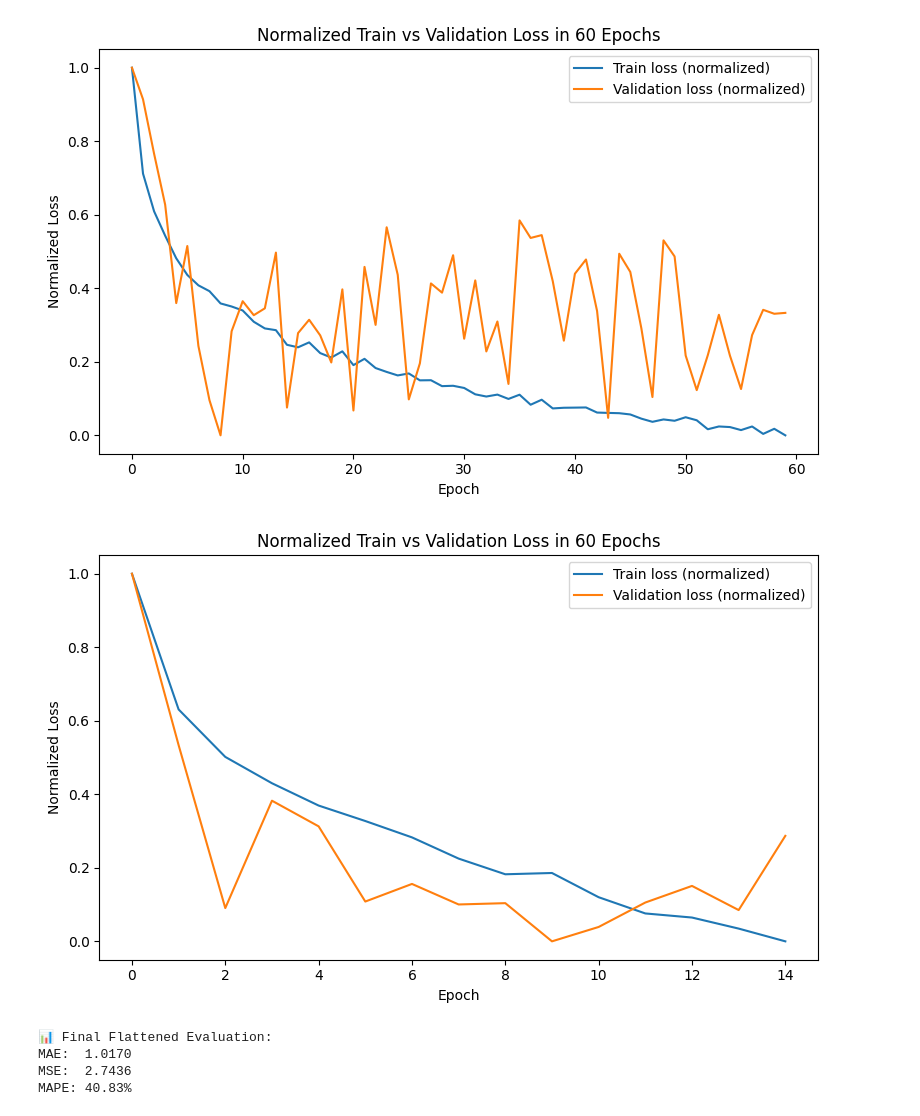
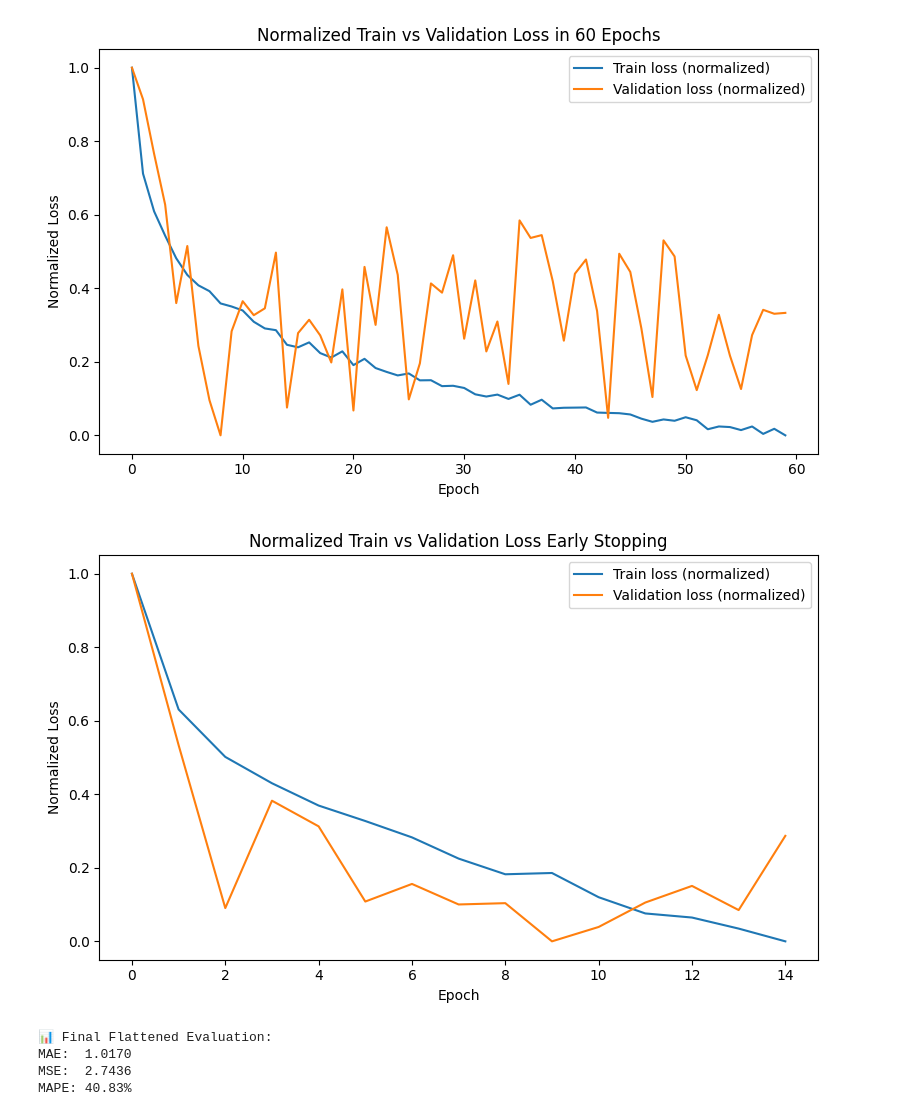
Before and after one commit to JanaJankovic/local-stlf, a Jupyter notebook: wavelet-transform/main.ipynb, the cells around one changed output. Cells and saved outputs as stored; diff of their text form; code cells hidden in the pictures.

```diff
--- a/wavelet-transform/main.ipynb
+++ b/wavelet-transform/main.ipynb
@@ -108,29 +108,29 @@ plt.show()
 # %%
 import pandas as pd
 from matplotlib import pyplot as plt
 
 df = pd.read_csv('logs/train_log.csv')
 
 # Min-max normalization
 train_min = df['train_loss'].min()
 train_max = df['train_loss'].max()
 val_min = df['val_loss'].min()
 val_max = df['val_loss'].max()
 
 df['train_loss_norm'] = (df['train_loss'] - train_min) / (train_max - train_min)
 df['val_loss_norm'] = (df['val_loss'] - val_min) / (val_max - val_min)
 
 plt.figure(figsize=(8, 5))
 plt.plot(df['train_loss_norm'].values, label="Train loss (normalized)", )
 plt.plot(df['val_loss_norm'].values, label="Validation loss (normalized)")
-plt.title("Normalized Train vs Validation Loss in 60 Epochs")
+plt.title("Normalized Train vs Validation Loss Early Stopping")
 plt.xlabel("Epoch")
 plt.ylabel("Normalized Loss")
 plt.legend()
 plt.tight_layout()
 plt.show()
 # %% [output]
-[figure, old version]
+[figure, new version]
 # %%
 import torch
 import numpy as np
```
Also changed, not shown: parts of 2 cells of this notebook, 6 other files.
